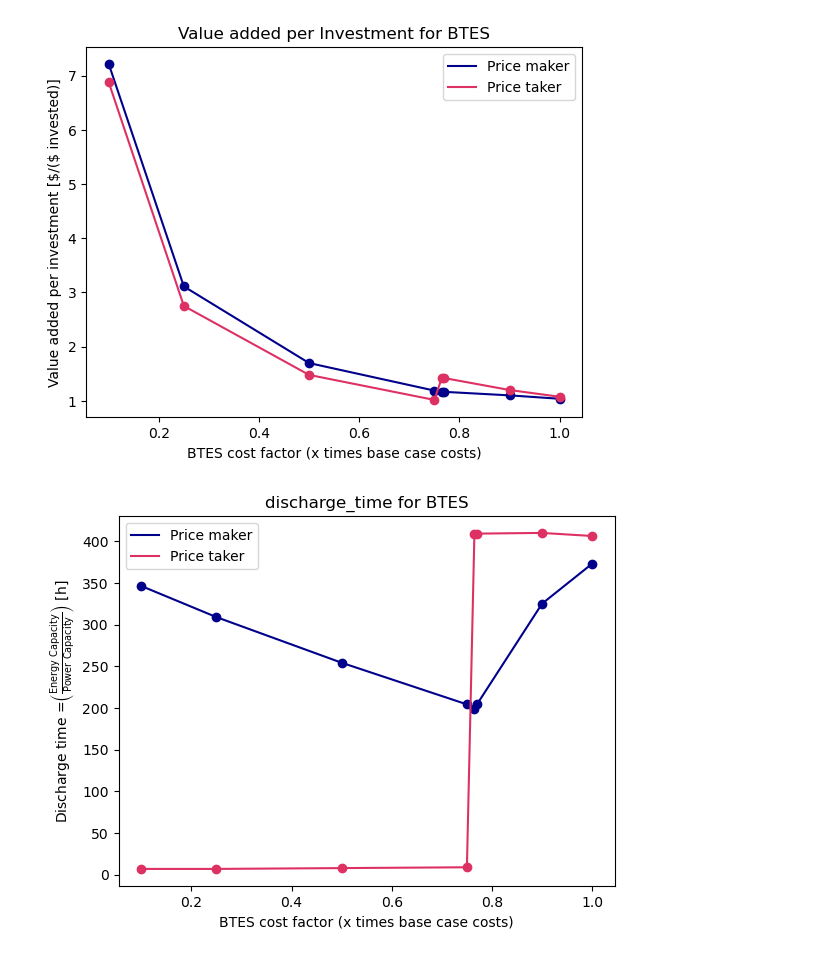
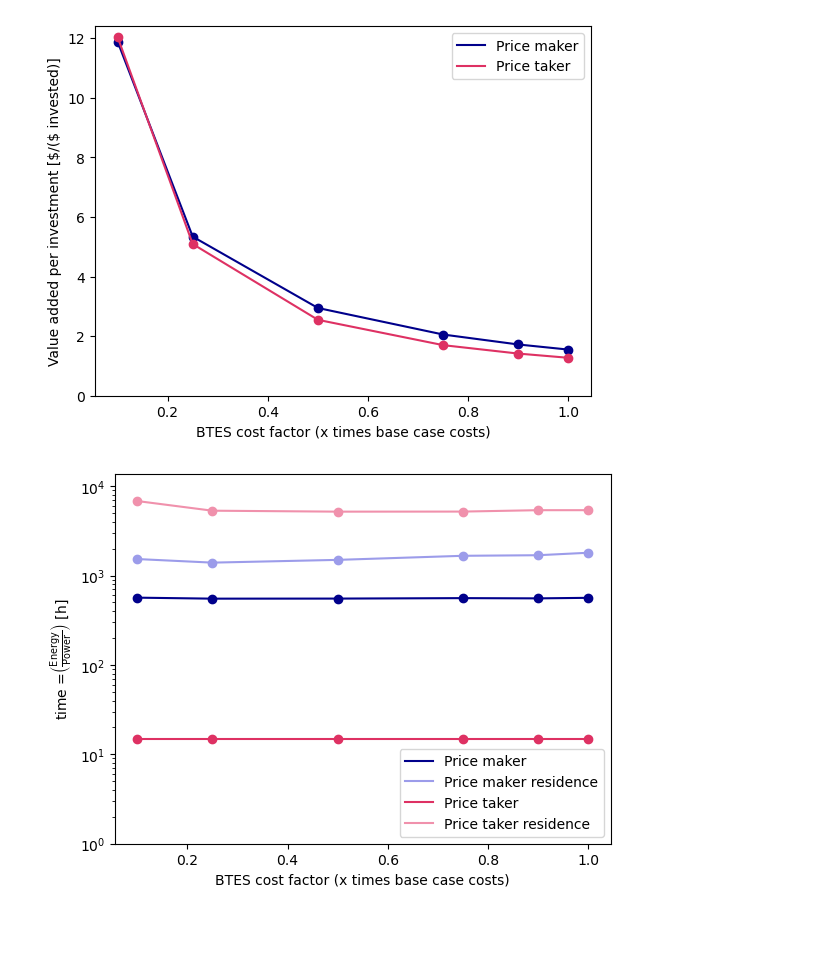
Before and after one commit to carnegie/clab_underground_th_storage, a Jupyter notebook: plot_price_taker.ipynb, the cells around one changed output. Saved outputs shown, nothing was run; the diff lists cells and outputs as text; code cells hidden in the pictures; blank space fills up the shorter version.

```diff
--- a/plot_price_taker.ipynb
+++ b/plot_price_taker.ipynb
@@ -43,7 +44,7 @@ def read_output_file(filename):
 
         return case_data, comp_results, time_results, btes_cost
 # %%
-def plot_bars_maker_taker(x,y, xlabel, ylabel, title=None, split_bars=False):
+def plot_bars_maker_taker(x,y, xlabel, ylabel, title=None, split_bars=False, y2=None):
     """
     Plot bar chart for price maker and price taker
     """
@@ -56,6 +57,15 @@ def plot_bars_maker_taker(x,y, xlabel, ylabel, title=None, split_bars=False):
         if not split_bars:
             plt.plot(x, cost, 'o', color=colors[run], label=run)
             plt.plot(x, cost, color=colors[run], label=run)
+            if y2 is not None:
+                plt.plot(x, y2[run], 'o', color=color_shades[run][0], label=f"{run} residence")
+                plt.plot(x, y2[run], color=color_shades[run][0], label=f"{run} residence")
+                # log scale
+                plt.yscale('log')
+                # Only set lower limit
+                plt.ylim(1, 2*max(y2['price_taker']))
+            else:
+                plt.ylim(bottom=0)
         else:
             for iv,vals in enumerate(cost):
                 bottom = 0
@@ -69,13 +79,13 @@ def plot_bars_maker_taker(x,y, xlabel, ylabel, title=None, split_bars=False):
 
     plt.xlabel(xlabel)
     plt.ylabel(ylabel)
-    plt.title(title if title else '')
     # Get unique legend entries
     if not split_bars:
         handles, labels = plt.gca().get_legend_handles_labels()
         labels = [label.replace('_', ' ').capitalize() for label in labels]
         by_label = dict(zip(labels, handles))
-        plt.legend(by_label.values(), by_label.keys())
+        legend_pos = 'lower right' if y2 is not None else 'best'
+        plt.legend(by_label.values(), by_label.keys(), loc=legend_pos)
     else:
         # Custom legend
         legend_elements = [
@@ -90,23 +100,22 @@ def plot_bars_maker_taker(x,y, xlabel, ylabel, title=None, split_bars=False):
         plt.legend(handles=legend_elements, bbox_to_anchor=(1, 0.5))
 
     # Save figure
-    plt.savefig('figures/btes_{0}.jpg'.format(title.replace(' ','_').replace(',','').lower()), bbox_inches='tight', dpi=500)
+    plt.savefig('figures/btes_{0}{1}.jpg'.format(title.replace(' ','_').replace(',','').lower(), case), bbox_inches='tight', dpi=500)
 # %%
-def plot_curve_maker_taker(var, run, xlabel, ylabel, title=None):
+def plot_curve_maker_taker(var, run, xlabel, ylabel, color, label):
     """
     Plot curve for price maker and price taker
     """
-    plt.plot(var, label=run)
+    plt.plot(var, label=label, color=color)
     plt.xlabel(xlabel)
     plt.ylabel(ylabel)
-    plt.title(title if title else '')
     handles, labels = plt.gca().get_legend_handles_labels()
     by_label = dict(zip(labels, handles))
-    plt.legend(by_label.values(), by_label.keys(), bbox_to_anchor=(1, 0.5))
+    plt.legend(by_label.values(), by_label.keys())
     # Save figure
     if not os.path.exists('figures'):
         os.makedirs('figures')
-    plt.savefig('figures/btes_energy_in_store.jpg', bbox_inches='tight')
+    plt.savefig('figures/btes_energy_in_store{0}.jpg'.format(case), bbox_inches='tight')
 # %%
 # Collect results
 rev_per_inv = {'price_maker': [], 'price_taker': []}
@@ -183,21 +193,14 @@ print(discharge_time)
 # %%
 # Replace p with . in prices
 prices_float = sorted([float(price.replace('p', '.')) for price in prices])
-# for rev_per_inv, discharge_time, inv, capacity_increase, discharge_capacity_increase move first element to last
-for key in [rev_per_inv, discharge_time, inv, capacity_increase, discharge_capacity_increase]:
-    for k,v in key.items():
-        key[k] = v[1:] + [v[0]]
+
 # Plot revenue per investment
-plot_bars_maker_taker(prices_float, rev_per_inv, 'BTES cost factor (x times base case costs)', 'Value added per investment [$/(\$ invested)]', 'Value added per Investment for BTES')
+plot_bars_maker_taker(prices_float, rev_per_inv, 'BTES cost factor (x times base case costs)',
+                      'Value added per investment [$/(\$ invested)]', 'Value added per Investment for BTES')
 # Plot discharge_time
-plot_bars_maker_taker(prices_float, discharge_time, 'BTES cost factor (x times base case costs)', r'Discharge time =$\left( \frac{\mathrm{Energy \ Capacity}}{\mathrm{Power \ Capacity}} \right)$ [h]', 'discharge_time for BTES')
-
-# Plot investment share
-plot_bars_maker_taker(prices_float, inv, 'BTES cost factor (x times base case costs)', 'Investment share', 'Investment Share for BTES', split_bars=True)
-# Plot capacity per investment
-plot_bars_maker_taker(prices_float, capacity_increase, 'BTES cost factor (x times base case costs)', 'Capacity increase', 'Capacity Increase')
-# Plot discharge capacity per investment
-plot_bars_maker_taker(prices_float, discharge_capacity_increase, 'BTES cost factor (x times base case costs)', 'Discharge capacity', 'Discharge Capacity Increase')
+plot_bars_maker_taker(prices_float, discharge_time, 'BTES cost factor (x times base case costs)',
+                      r'time =$\left( \frac{\mathrm{Energy}}{\mathrm{Power}} \right)$ [h]', 'discharge_time for BTES',
+                      y2=mean_discharge_time)
 # %% [output]
-[figure, old version]
+[figure, new version]
-[figure, old version]
+[figure, new version]
```
Also changed, not shown: parts of 11 cells of this notebook, 10 other files.
